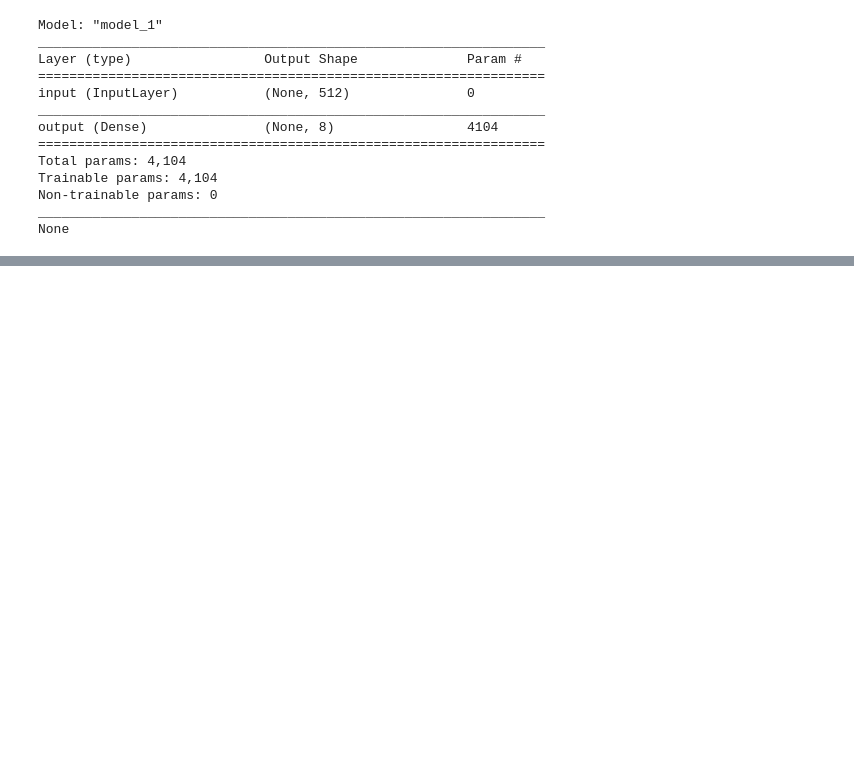
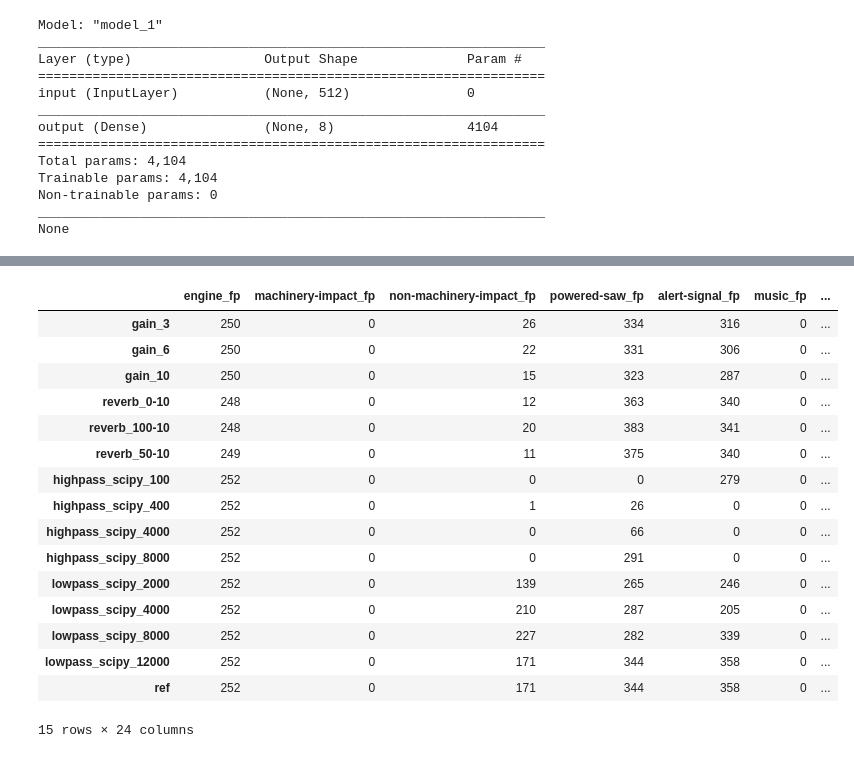
Before and after one commit to ksangeeta2429/l3embedding, a Jupyter notebook: notebooks/l3_robustness/perturbation_ust.ipynb, the cells around one changed output, grey strips where cells are left out. Saved outputs shown, nothing was run; the diff lists cells and outputs as text; code cells hidden in the pictures; blank space fills up the shorter version.

```diff
--- a/notebooks/l3_robustness/perturbation_ust.ipynb
+++ b/notebooks/l3_robustness/perturbation_ust.ipynb
@@ -276,0 +318,6 @@ for k, v in pred_mean.items():
+# %%
+pert_fp['ref'] = ref_fp
+df_fp = pd.DataFrame.from_dict(pert_fp)
+# %%
+df1 = df_fp.T
+df1.rename(columns=lambda x: x+'_fp', inplace=True)
@@ -276,0 +330,21 @@ for k, v in pred_mean.items():
+# %%
+df = pd.concat([df1, df2, df3], axis=1)
+df
+# %% [output]
+|  | engine_fp | machinery-impact_fp | non-machinery-impact_fp | powered-saw_fp | alert-signal_fp | music_fp | ... |
+| gain_3 | 250 | 0 | 26 | 334 | 316 | 0 | ... |
+| gain_6 | 250 | 0 | 22 | 331 | 306 | 0 | ... |
+| gain_10 | 250 | 0 | 15 | 323 | 287 | 0 | ... |
+| reverb_0-10 | 248 | 0 | 12 | 363 | 340 | 0 | ... |
+| reverb_100-10 | 248 | 0 | 20 | 383 | 341 | 0 | ... |
+| reverb_50-10 | 249 | 0 | 11 | 375 | 340 | 0 | ... |
+| highpass_scipy_100 | 252 | 0 | 0 | 0 | 279 | 0 | ... |
+| highpass_scipy_400 | 252 | 0 | 1 | 26 | 0 | 0 | ... |
+| highpass_scipy_4000 | 252 | 0 | 0 | 66 | 0 | 0 | ... |
+| highpass_scipy_8000 | 252 | 0 | 0 | 291 | 0 | 0 | ... |
+| lowpass_scipy_2000 | 252 | 0 | 139 | 265 | 246 | 0 | ... |
+| lowpass_scipy_4000 | 252 | 0 | 210 | 287 | 205 | 0 | ... |
+| lowpass_scipy_8000 | 252 | 0 | 227 | 282 | 339 | 0 | ... |
+| lowpass_scipy_12000 | 252 | 0 | 171 | 344 | 358 | 0 | ... |
+| ref | 252 | 0 | 171 | 344 | 358 | 0 | ... |
+15 rows × 24 columns
```
Also changed, not shown: parts of 21 cells of this notebook, 13 other files.
